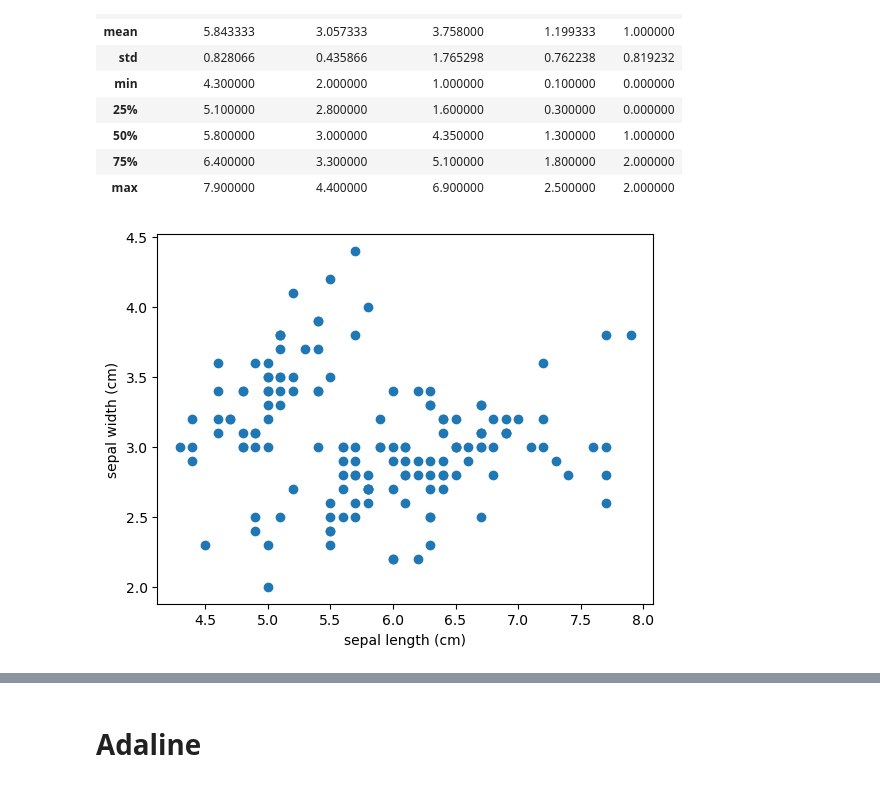
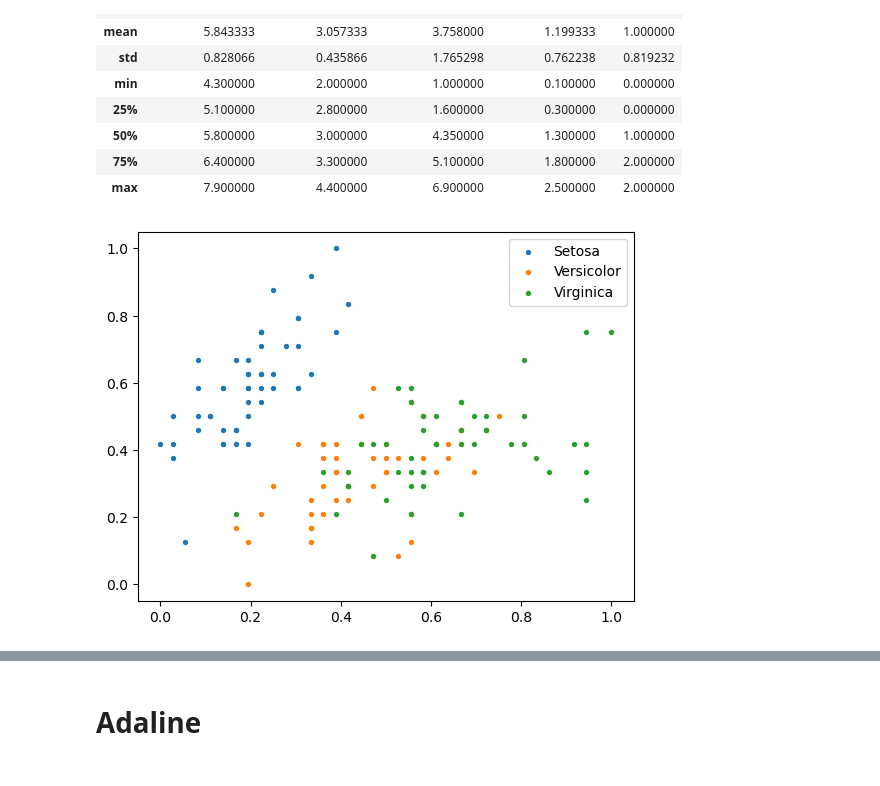
Before and after one commit to Vicproph/DL-HW1, a Jupyter notebook: Ali/2-1-2alef.ipynb, the cells around one changed output, grey strips where cells are left out. Saved outputs shown, nothing was run; the diff lists cells and outputs as text; code cells hidden in the pictures.

```diff
--- a/Ali/2-1-2alef.ipynb
+++ b/Ali/2-1-2alef.ipynb
@@ -107,10 +63,28 @@ df.describe()
 | 75% | 6.400000 | 3.300000 | 5.100000 | 1.800000 | 2.000000 |
 | max | 7.900000 | 4.400000 | 6.900000 | 2.500000 | 2.000000 |
 # %%
-plt.scatter(df.iloc[:,0], df.iloc[:,1])
-plt.xlabel("sepal length (cm)")
-plt.ylabel("sepal width (cm)")
+from sklearn.model_selection import train_test_split
+
+SETOSA = 0
+VERSICOLOR = 1
+VIRGINICA = 2
+
+X = np.array(iris["data"][:, :2], dtype=np.float64)
+y = np.array(iris["target"], dtype=np.float64)
+original_y = y.copy()
+
+for i in range(X.shape[1]):
+    X[:, i] = (X[:, i] - X[:, i].min()) / (X[:, i].max() - X[:, i].min())
+
+# Create a legend by specifying labels for each class
+labels = ["Setosa", "Versicolor", "Virginica"]
+
+plt.scatter(x=X[y == SETOSA, 0], y=X[y == SETOSA, 1], label=labels[SETOSA], s=8, cmap=plt.cm.RdYlBu)
+plt.scatter(x=X[y == VERSICOLOR, 0], y=X[y == VERSICOLOR, 1], label=labels[VERSICOLOR], s=8, cmap=plt.cm.RdYlBu)
+plt.scatter(x=X[y == VIRGINICA, 0], y=X[y == VIRGINICA, 1], label=labels[VIRGINICA], s=8, cmap=plt.cm.RdYlBu)
+
+plt.legend()
 plt.show()
 # %% [output]
-[figure, old version]
+[figure, new version]
 # %%
```
Also changed, not shown: parts of 11 cells of this notebook, 1 other file.
